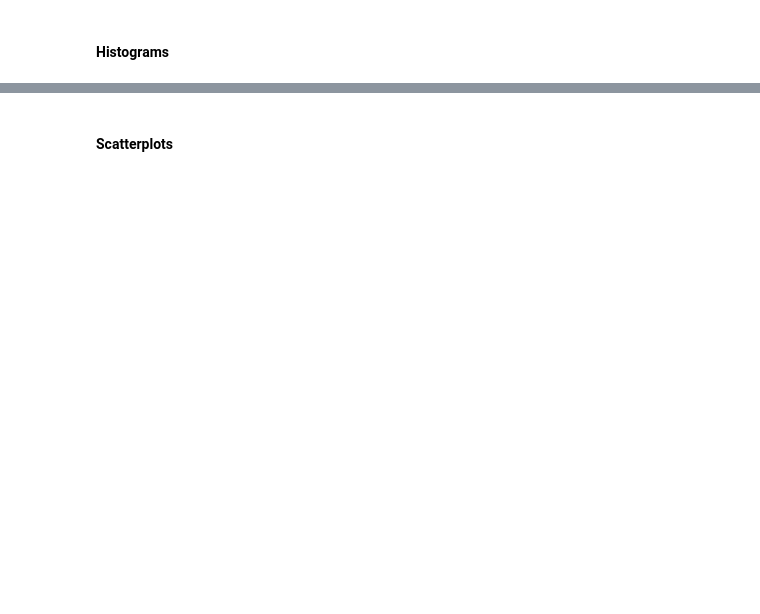
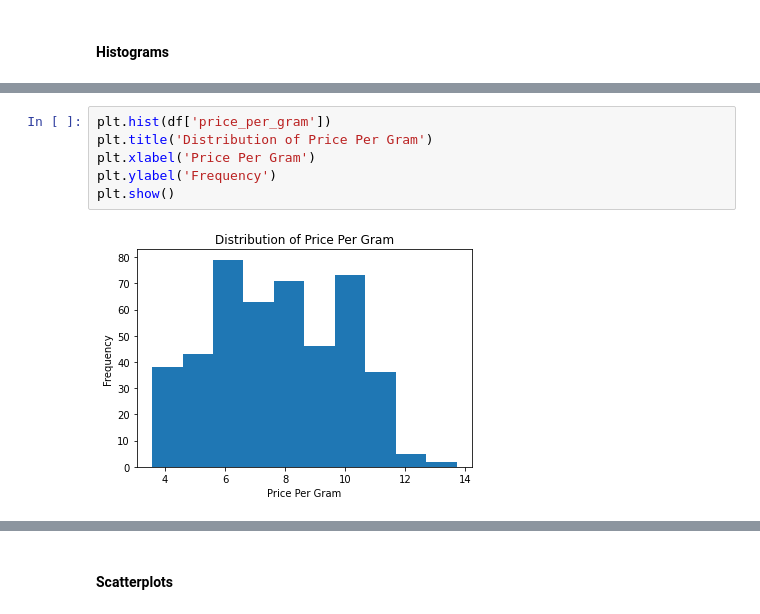
Before and after one commit to jordanchow1/ocs_strains, a Jupyter notebook: data_exploration.ipynb, the cells around one changed output, grey strips where cells are left out. Cells and saved outputs as stored; diff of their text form; blank space fills up the shorter version.

```diff
--- a/data_exploration.ipynb
+++ b/data_exploration.ipynb
@@ -30,4 +49,12 @@ Text(0, 0.5, 'Frequency')
 [figure]
+# %%
+plt.hist(df['price_per_gram'])
+plt.title('Distribution of Price Per Gram')
+plt.xlabel('Price Per Gram')
+plt.ylabel('Frequency')
+plt.show()
+# %% [output]
+[figure, added]
 # %%
 plt.hist(df['thc_min'])
 plt.title('Distribution of thc_min')
```
Also changed, not shown: parts of 44 cells of this notebook, 2 other files.
